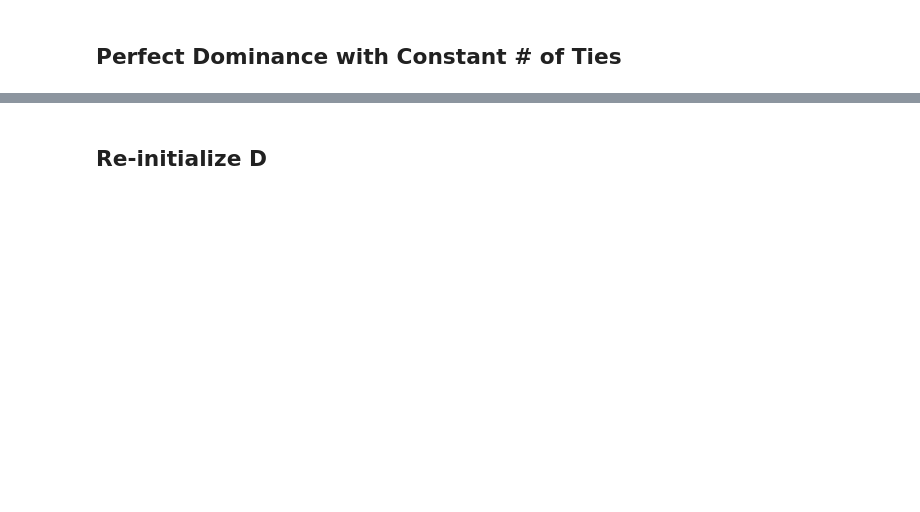
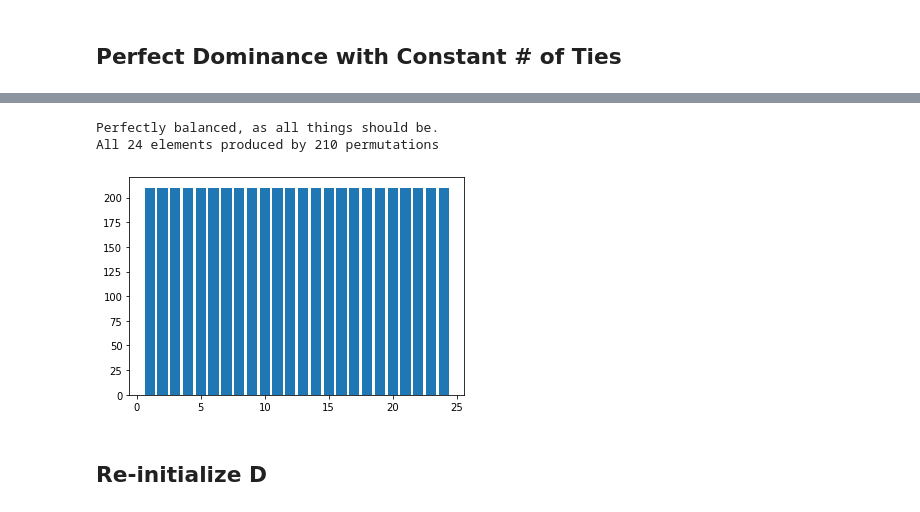
Before and after one commit to IGARDS/sensitivity_study, a Jupyter notebook: src/PermutationToPMapping.ipynb, the cells around one changed output, grey strips where cells are left out. Cells and saved outputs as stored; diff of their text form; code cells hidden in the pictures; blank space fills up the shorter version.

```diff
--- a/src/PermutationToPMapping.ipynb
+++ b/src/PermutationToPMapping.ipynb
@@ -90,7 +103,13 @@ D
 # %%
 n_ties_series = solve_all_permutations(D)
 freqs = n_ties_series.value_counts()
 check_freqs(freqs)
+plt.bar(range(1, len(freqs)+1), height=freqs.values)
+plt.show()
+# %% [output]
+Perfectly balanced, as all things should be.
+All 24 elements produced by 210 permutations
+[figure, added]
 # %% [markdown]
 ## Re-initialize D
 # %%
```
Also changed, not shown: parts of 5 cells of this notebook, 5 other files.
